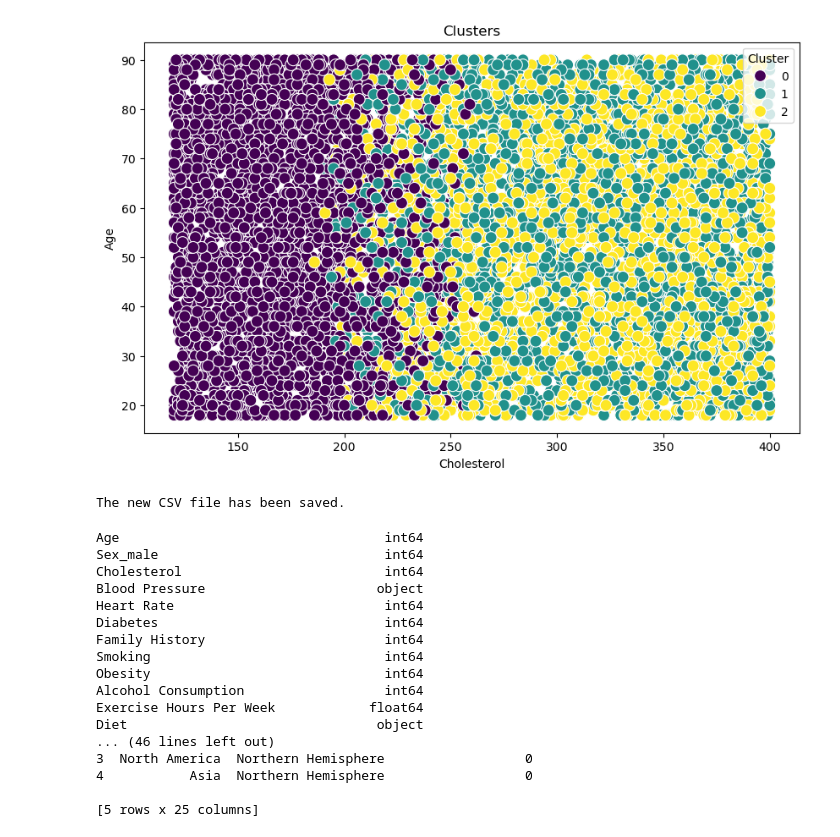
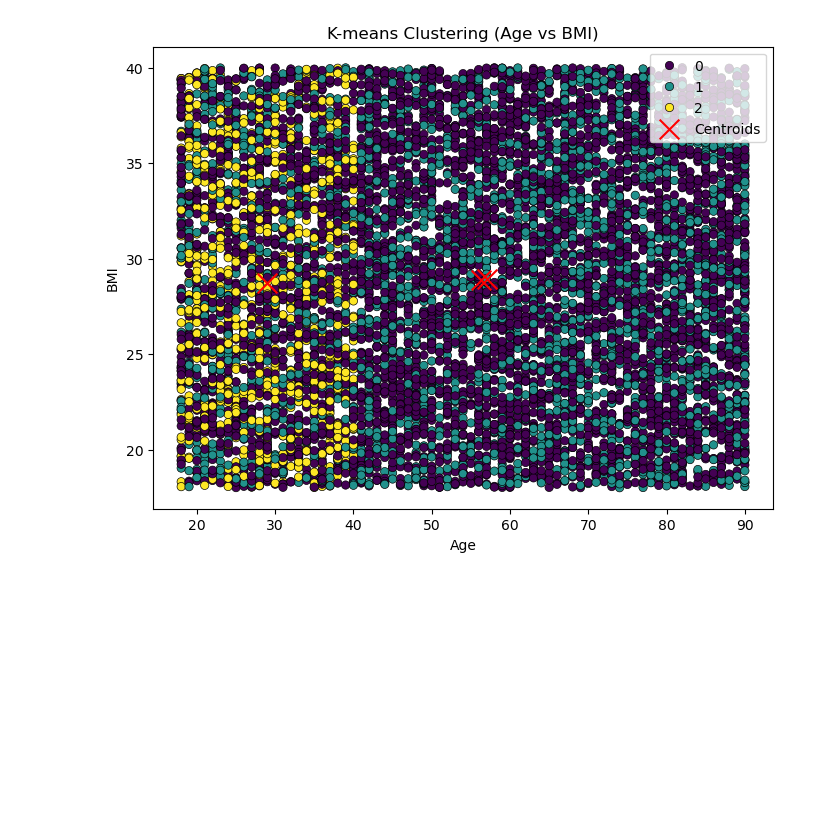
Before and after one commit to guppynib/group3-project2-03062025, a Jupyter notebook: K_means_clustering/KMeans.ipynb, the cells around one changed output. Saved outputs shown, nothing was run; the diff lists cells and outputs as text; code cells hidden in the pictures; blank space fills up the shorter version.

```diff
--- a/K_means_clustering/KMeans.ipynb
+++ b/K_means_clustering/KMeans.ipynb
@@ -109,4 +83,6 @@ plt.show()
 # %%
-# Applying KMeans with 3 clusters
-kmeans = KMeans(n_clusters=3, random_state=42)
-data['Cluster'] = kmeans.fit_predict(scaled_features)
+# Choose optimal K
+k = 3
+kmeans = KMeans(n_clusters=k, random_state=42, n_init=10)
+df['Kmeans_Cluster'] = kmeans.fit_predict(df_processed)
+print(df['Kmeans_Cluster'].value_counts())
@@ -113,36 +95,34 @@ data['Cluster'] = kmeans.fit_predict(scaled_features)
-# %%
-# Plotting the clusters
-plt.figure(figsize=(10, 6))
-sns.scatterplot(x='Cholesterol', y='Age', hue='Cluster', data=data, palette='viridis', s=100)
-plt.title('Clusters')
-plt.show()
-# %% [output]
-[figure, removed]
-# %%
-# Saving the DataFrame to a new CSV file
-data.to_csv('heart_attack_prediction_dataset_clustered.csv', index=False)
-print('The new CSV file has been saved.')
-# %% [output]
-The new CSV file has been saved.
-# %%
-# Check for columns that contain non-numeric data
-print(data.dtypes)
-print(data.head())
-# %% [output]
-Age                                  int64
-Sex_male                             int64
-Cholesterol                          int64
-Blood Pressure                      object
-Heart Rate                           int64
-Diabetes                             int64
-Family History                       int64
-Smoking                              int64
-Obesity                              int64
-Alcohol Consumption                  int64
-Exercise Hours Per Week            float64
-Diet                                object
-... (46 lines left out)
-3  North America  Northern Hemisphere                  0
-4           Asia  Northern Hemisphere                  0
-
-[5 rows x 25 columns]
+# %%
+import matplotlib.pyplot as plt
+import seaborn as sns
+import numpy as np
+
+# Select two key features for visualization
+x_feature = 'Age'
+y_feature = 'BMI'
+
+# Scatter plot of clusters
+plt.figure(figsize=(8, 6))
+sns.scatterplot(x=x_feature, y=y_feature, data=df, hue='Kmeans_Cluster', palette='viridis', edgecolor='k')
+
+# Get the correct indices for Age and BMI
+x_index = np.where(np.array(numerical_columns) == x_feature)[0][0]
+y_index = np.where(np.array(numerical_columns) == y_feature)[0][0]
+
+
+# Inverse transform the numerical part of the centroids to original scale
+numerical_centroids = kmeans.cluster_centers_[:, :len(numerical_columns)]
+centroids_original = preprocessor.named_transformers_['num'].inverse_transform(numerical_centroids)
+plt.scatter(centroids_original[:, x_index], centroids_original[:, y_index],
+            c='red', marker='x', s=200, label='Centroids')
+
+
+
+# Labels and title
+plt.xlabel(x_feature)
+plt.ylabel(y_feature)
+plt.title(f'K-means Clustering ({x_feature} vs {y_feature})')
+plt.legend()
+plt.show()
+# %% [output]
+[figure, added]
```
Also changed, not shown: parts of 17 cells of this notebook, 1 other file.
